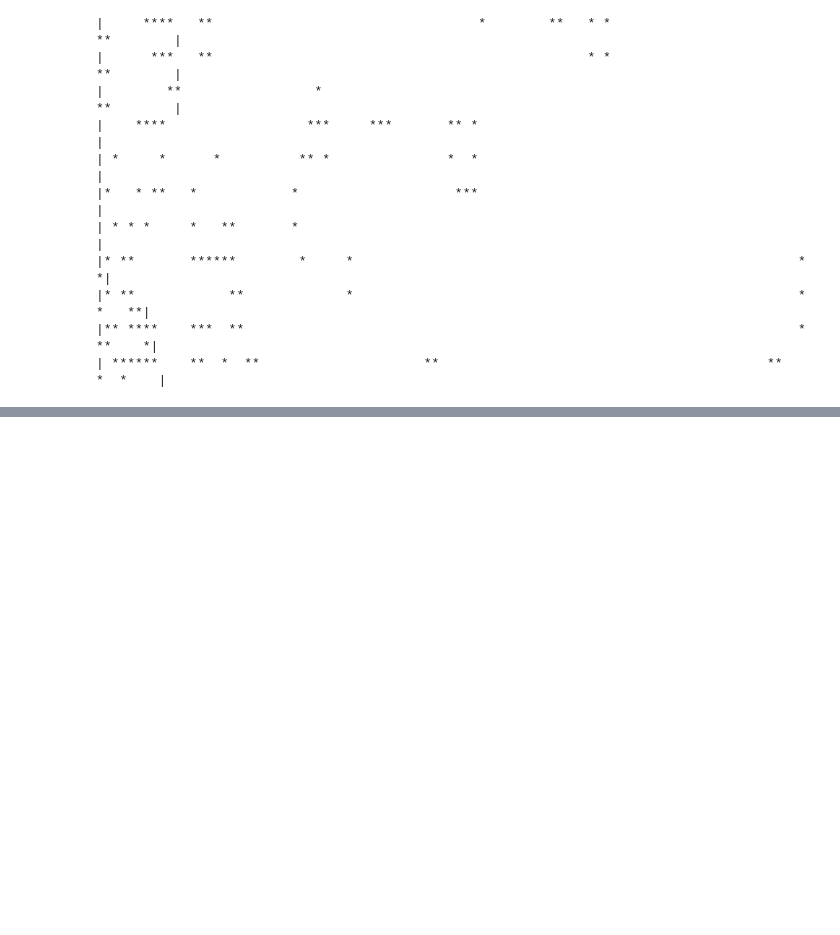
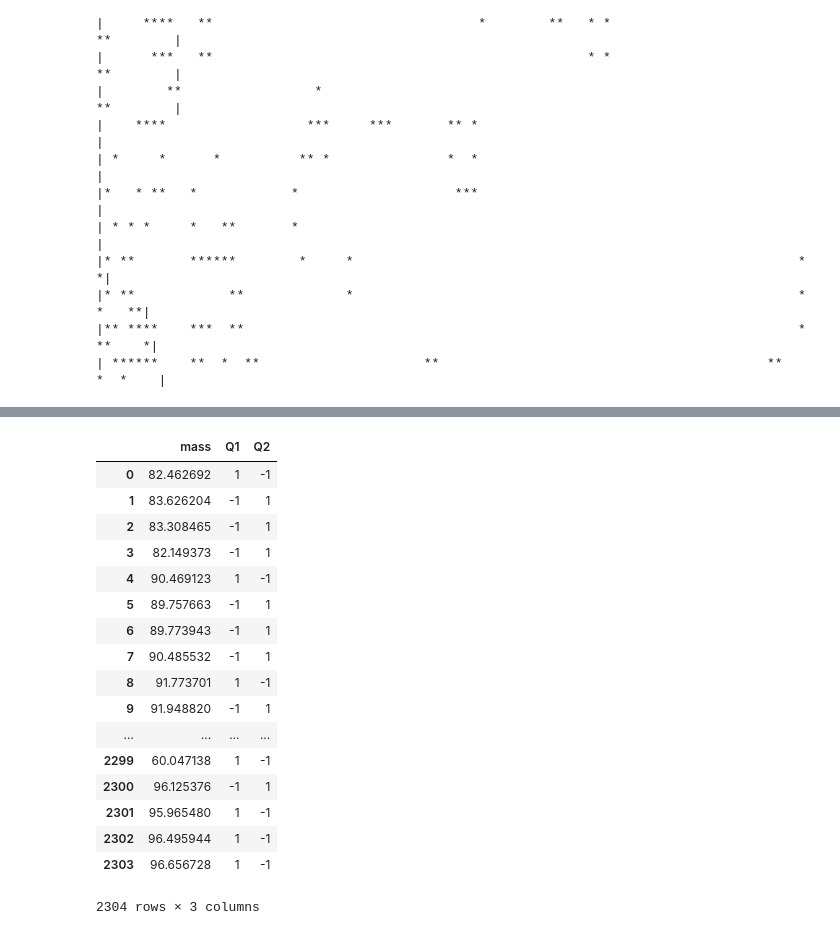
Before and after one commit to jpivarski-talks/2019-05-28-lpchats-numpy-uproot-awkward, a Jupyter notebook: 01-numpy-skills.ipynb, the cells around one changed output, grey strips where cells are left out. Cells and saved outputs as stored; diff of their text form; code cells hidden in the pictures; blank space fills up the shorter version.

```diff
--- a/01-numpy-skills.ipynb
+++ b/01-numpy-skills.ipynb
@@ -271,0 +297,23 @@ show(world)
+# %%
+df["mass"] = compute_mass(df.E1, df.E2, df.px1, df.px2, df.py1, df.py2, df.pz1, df.pz2)
+
+df[["mass", "Q1", "Q2"]]
+# %% [output]
+|  | mass | Q1 | Q2 |
+| 0 | 82.462692 | 1 | -1 |
+| 1 | 83.626204 | -1 | 1 |
+| 2 | 83.308465 | -1 | 1 |
+| 3 | 82.149373 | -1 | 1 |
+| 4 | 90.469123 | 1 | -1 |
+| 5 | 89.757663 | -1 | 1 |
+| 6 | 89.773943 | -1 | 1 |
+| 7 | 90.485532 | -1 | 1 |
+| 8 | 91.773701 | 1 | -1 |
+| 9 | 91.948820 | -1 | 1 |
+| ... | ... | ... | ... |
+| 2299 | 60.047138 | 1 | -1 |
+| 2300 | 96.125376 | -1 | 1 |
+| 2301 | 95.965480 | 1 | -1 |
+| 2302 | 96.495944 | 1 | -1 |
+| 2303 | 96.656728 | 1 | -1 |
+2304 rows × 3 columns
```
Also changed, not shown: parts of 2 cells of this notebook.
